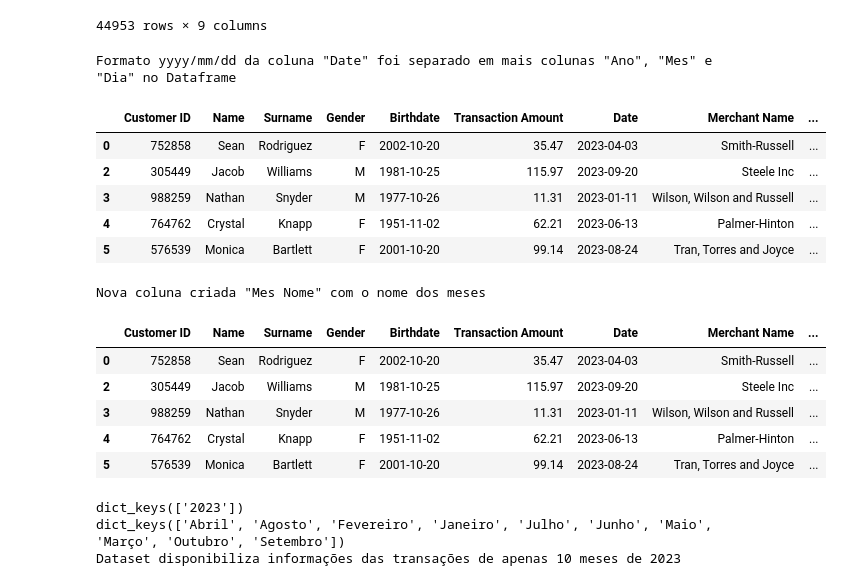
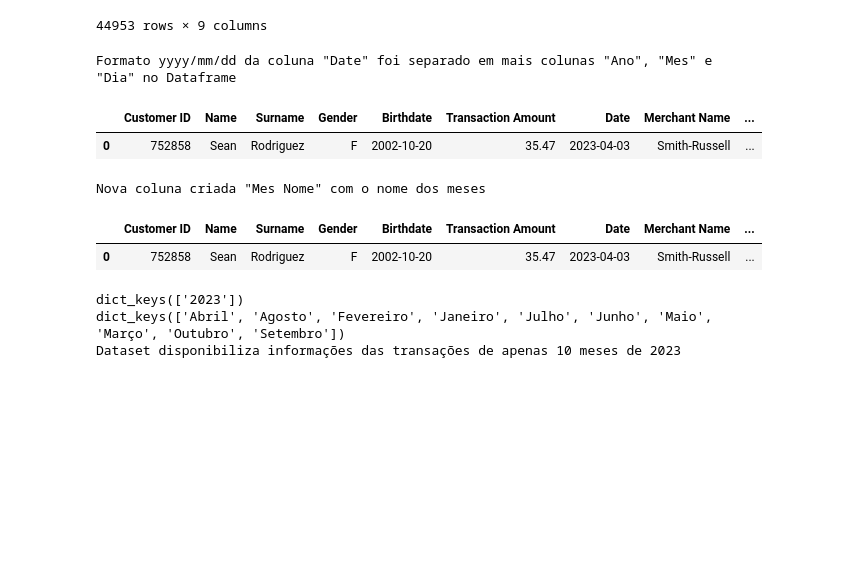
Before and after one commit to CesarMancioSilva/poo_monte_carlo, a Jupyter notebook: analysis_notebook.ipynb, the cells around one changed output. Saved outputs shown, nothing was run; the diff lists cells and outputs as text; code cells hidden in the pictures; blank space fills up the shorter version.

```diff
--- a/analysis_notebook.ipynb
+++ b/analysis_notebook.ipynb
@@ -65,26 +65,18 @@ Valores duplicados removidos do Dataframe
 44953 rows × 9 columns
 # %%
 data = transform_data(data,type='split_date',name='Date',format='yyyy/mm/dd')
-display(data.head())
+display(data.head(1))
 # %% [output]
 Formato yyyy/mm/dd da coluna "Date" foi separado em mais colunas "Ano", "Mes" e "Dia" no Dataframe
 |  | Customer ID | Name | Surname | Gender | Birthdate | Transaction Amount | Date | Merchant Name | ... |
 | 0 | 752858 | Sean | Rodriguez | F | 2002-10-20 | 35.47 | 2023-04-03 | Smith-Russell | ... |
-| 2 | 305449 | Jacob | Williams | M | 1981-10-25 | 115.97 | 2023-09-20 | Steele Inc | ... |
-| 3 | 988259 | Nathan | Snyder | M | 1977-10-26 | 11.31 | 2023-01-11 | Wilson, Wilson and Russell | ... |
-| 4 | 764762 | Crystal | Knapp | F | 1951-11-02 | 62.21 | 2023-06-13 | Palmer-Hinton | ... |
-| 5 | 576539 | Monica | Bartlett | F | 2001-10-20 | 99.14 | 2023-08-24 | Tran, Torres and Joyce | ... |
 # %%
 data = transform_data(data,type='name_month',column_name='Mes')
-display(data.head())
+display(data.head(1))
 # %% [output]
 Nova coluna criada "Mes Nome" com o nome dos meses
 |  | Customer ID | Name | Surname | Gender | Birthdate | Transaction Amount | Date | Merchant Name | ... |
 | 0 | 752858 | Sean | Rodriguez | F | 2002-10-20 | 35.47 | 2023-04-03 | Smith-Russell | ... |
-| 2 | 305449 | Jacob | Williams | M | 1981-10-25 | 115.97 | 2023-09-20 | Steele Inc | ... |
-| 3 | 988259 | Nathan | Snyder | M | 1977-10-26 | 11.31 | 2023-01-11 | Wilson, Wilson and Russell | ... |
-| 4 | 764762 | Crystal | Knapp | F | 1951-11-02 | 62.21 | 2023-06-13 | Palmer-Hinton | ... |
-| 5 | 576539 | Monica | Bartlett | F | 2001-10-20 | 99.14 | 2023-08-24 | Tran, Torres and Joyce | ... |
 # %%
 print(data.groupby('Ano', observed=False).groups.keys())
 print(data.groupby('Mes Nome', observed=False).groups.keys())
```
Also changed, not shown: parts of 18 cells of this notebook, 1 other file.
